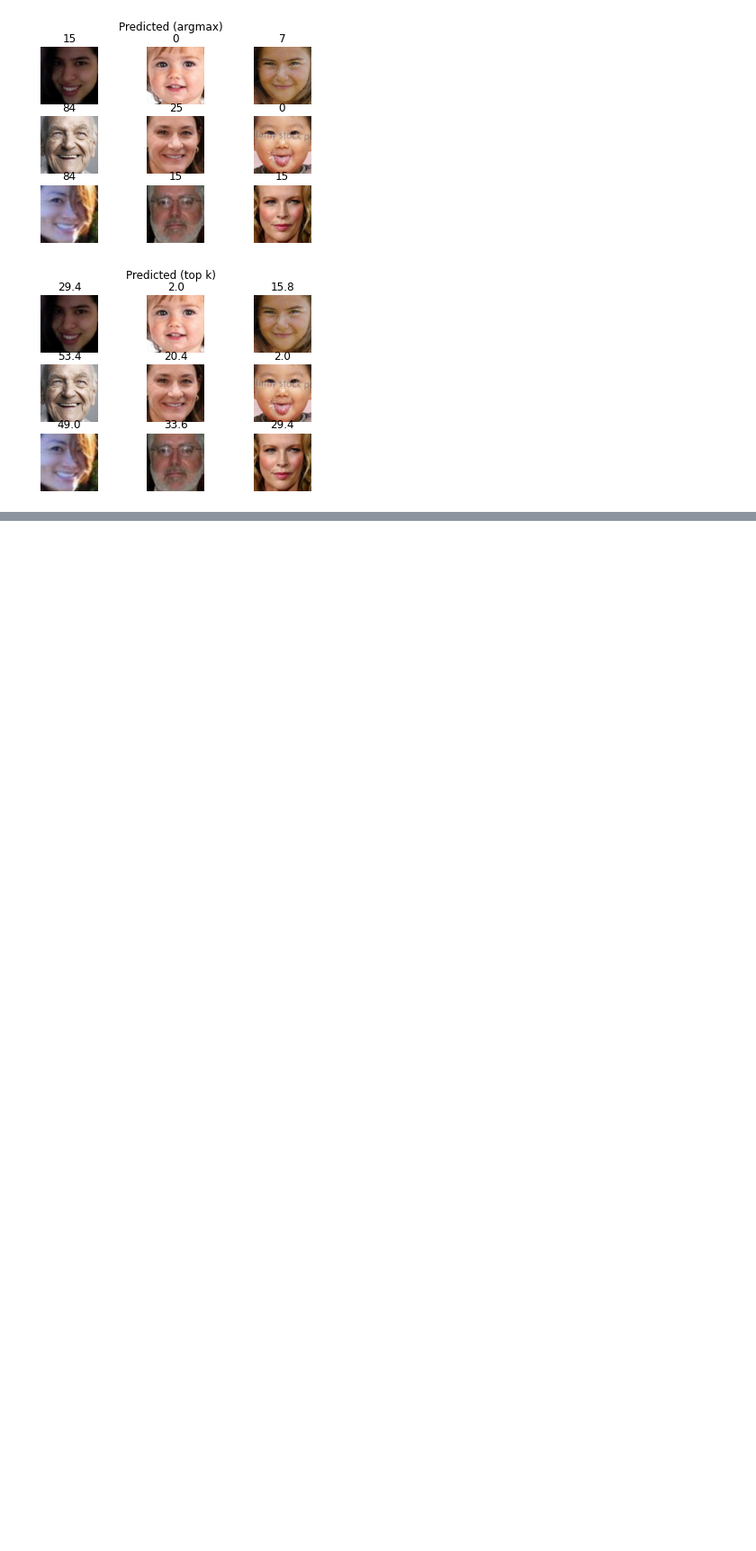
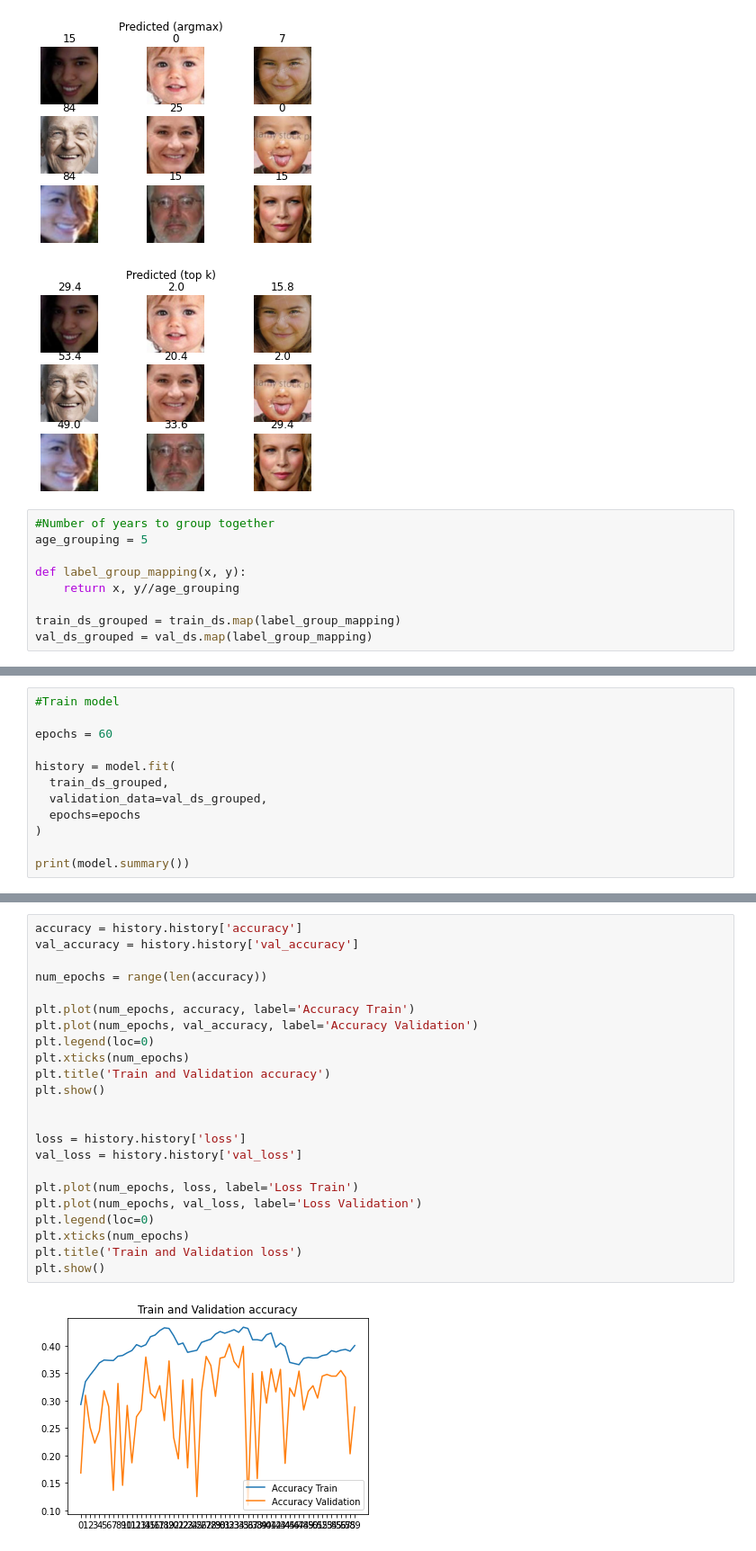
Before and after one commit to opencampus-sh/project_template_folder, a Jupyter notebook: code/Project_Notebook.ipynb, the cells around one changed output, grey strips where cells are left out. Shown at 90% size. Saved outputs shown, nothing was run; the diff lists cells and outputs as text; blank space fills up the shorter version.

Commit message:
Added age grouping

```diff
--- a/code/Project_Notebook.ipynb
+++ b/code/Project_Notebook.ipynb
@@ -438,3 +438,12 @@ plt.show()
 [figure]
 [figure]
 [figure]
+# %%
+#Number of years to group together
+age_grouping = 5
+
+def label_group_mapping(x, y):
+    return x, y//age_grouping
+
+train_ds_grouped = train_ds.map(label_group_mapping)
+val_ds_grouped = val_ds.map(label_group_mapping)
@@ -440,0 +484,12 @@ plt.show()
+# %%
+#Train model
+
+epochs = 60
+
+history = model.fit(
+  train_ds_grouped,
+  validation_data=val_ds_grouped,
+  epochs=epochs
+)
+
+print(model.summary())
@@ -440,0 +514,25 @@ plt.show()
+# %%
+accuracy = history.history['accuracy']
+val_accuracy = history.history['val_accuracy']
+
+num_epochs = range(len(accuracy))
+
+plt.plot(num_epochs, accuracy, label='Accuracy Train')
+plt.plot(num_epochs, val_accuracy, label='Accuracy Validation')
+plt.legend(loc=0)
+plt.xticks(num_epochs)
+plt.title('Train and Validation accuracy')
+plt.show()
+
+
+loss = history.history['loss']
+val_loss = history.history['val_loss']
+
+plt.plot(num_epochs, loss, label='Loss Train')
+plt.plot(num_epochs, val_loss, label='Loss Validation')
+plt.legend(loc=0)
+plt.xticks(num_epochs)
+plt.title('Train and Validation loss')
+plt.show()
+# %% [output]
+[figure, added]
```
Also changed, not shown: parts of 8 cells of this notebook.
